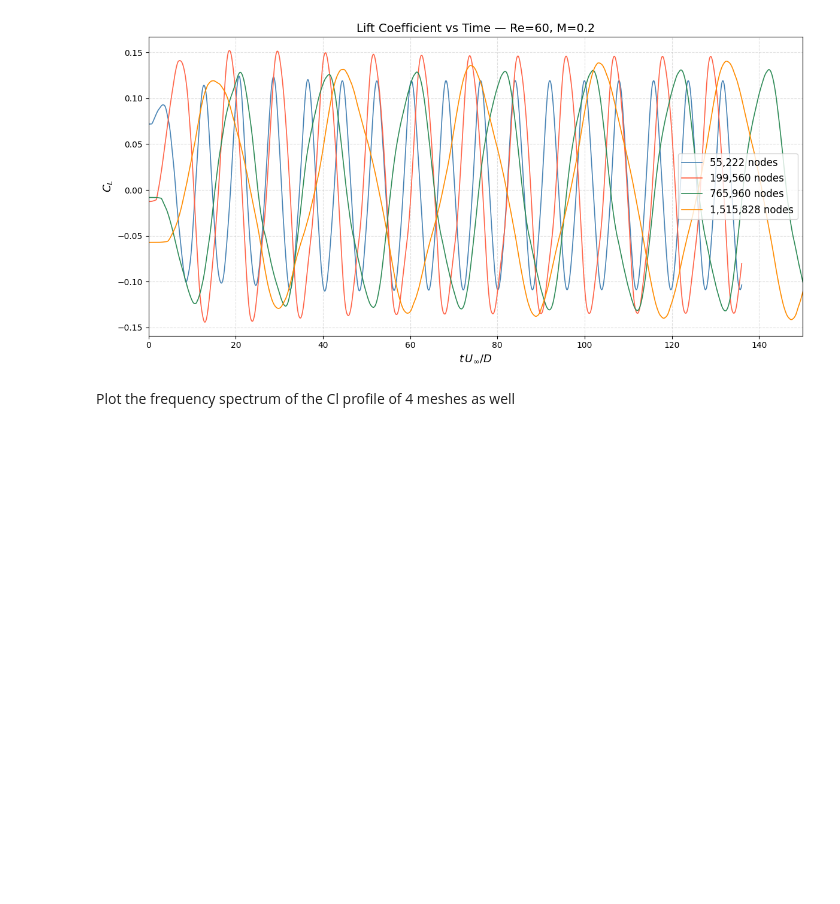
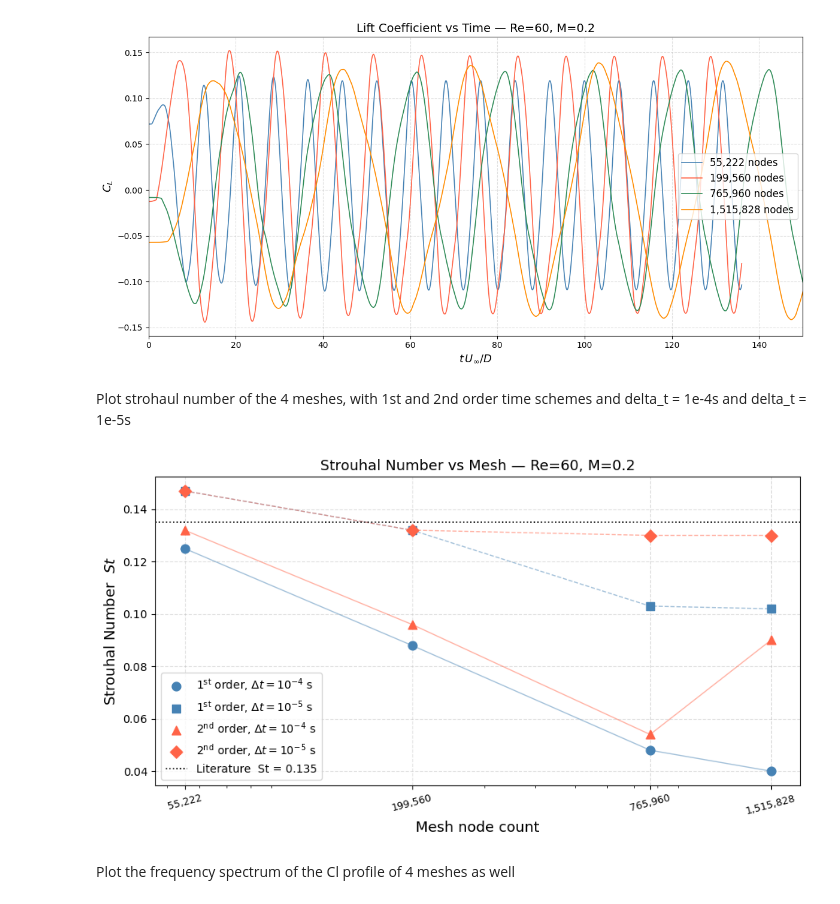
Before and after one commit to AFFONG/flux_jacobian, a Jupyter notebook: notebooks/cfd_post/unsteady.ipynb, the cells around one changed output. Saved outputs shown, nothing was run; the diff lists cells and outputs as text; code cells hidden in the pictures; blank space fills up the shorter version.

```diff
--- a/notebooks/cfd_post/unsteady.ipynb
+++ b/notebooks/cfd_post/unsteady.ipynb
@@ -121,5 +121,70 @@ Mesh    199,560  σ = 0.0002
 Mesh    765,960  σ = 0.0009
 Mesh  1,515,828  σ = 0.0005
 [figure]
+# %% [markdown]
+Plot strohaul number of the 4 meshes, with 1st and 2nd order time schemes and delta_t = 1e-4s and delta_t = 1e-5s
+# %%
+import numpy as np
+import matplotlib.pyplot as plt
+
+# ── Mesh node counts ──────────────────────────────────────────────────────────
+meshes = np.array([55222, 199560, 765960, 1515828])
+
+# ── Strouhal number data  (NaN = not yet available → replaced with placeholder)
+# TODO: replace placeholder values (marked with #!) with real data
+data = {
+    r'1$^\mathrm{st}$ order, $\Delta t=10^{-4}$ s': {
+        'St':     [0.125, 0.088, 0.048, 0.04 ],  #! last 1 placeholder
+        'color':  'steelblue',
+        'marker': 'o',
+    },
+    r'1$^\mathrm{st}$ order, $\Delta t=10^{-5}$ s': {
+        'St':     [0.147, 0.132, 0.103,  0.102 ],  #! last 1 placeholder
+        'color':  'steelblue',
+        'marker': 's',
+        'ls':     '--',
+    },
+    r'2$^\mathrm{nd}$ order, $\Delta t=10^{-4}$ s': {
+        'St':     [0.132, 0.096, 0.054,  0.090 ],  #! last 2 placeholder
+        'color':  'tomato',
+        'marker': '^',
+    },
+    r'2$^\mathrm{nd}$ order, $\Delta t=10^{-5}$ s': {
+        'St':     [0.147, 0.132, 0.130, 0.130 ],  #! last 2 placeholder
+        'color':  'tomato',
+        'marker': 'D',
+        'ls':     '--',
+    },
+}
+
+literature_St = 0.135   # Re=60 cylinder reference
+
+# ── Plot ──────────────────────────────────────────────────────────────────────
+fig, ax = plt.subplots(figsize=(9, 5))
+
+for label, d in data.items():
+    ax.scatter(meshes, d['St'],
+               color=d['color'], marker=d['marker'],
+               s=60, zorder=4, label=label)
+    ax.plot(meshes, d['St'],
+            color=d['color'], linewidth=1.0,
+            linestyle=d.get('ls', '-'), alpha=0.5)
+
+ax.axhline(literature_St, color='black', linestyle=':', linewidth=1.2,
+           label=f'Literature  St = {literature_St}')
+
+ax.set_xscale('log')
+ax.set_xlabel('Mesh node count', fontsize=13)
+ax.set_ylabel('Strouhal Number  $St$', fontsize=13)
+ax.set_title(rf'Strouhal Number vs Mesh — Re={RE:.0f}, M={MACH}', fontsize=13)
+ax.set_xticks(meshes)
+ax.set_xticklabels([f'{m:,}' for m in meshes], rotation=15, fontsize=9)
+ax.legend(fontsize=10, loc='lower left')
+ax.grid(True, linestyle='--', alpha=0.4)
+plt.tight_layout()
+plt.savefig(f"St_vs_mesh_Re{RE:.0f}_M{MACH}.png", dpi=150)
+plt.show()
+# %% [output]
+[figure, added]
 # %% [markdown]
 Plot the frequency spectrum of the Cl profile of 4 meshes as well
```
Also changed, not shown: 2 other files.
